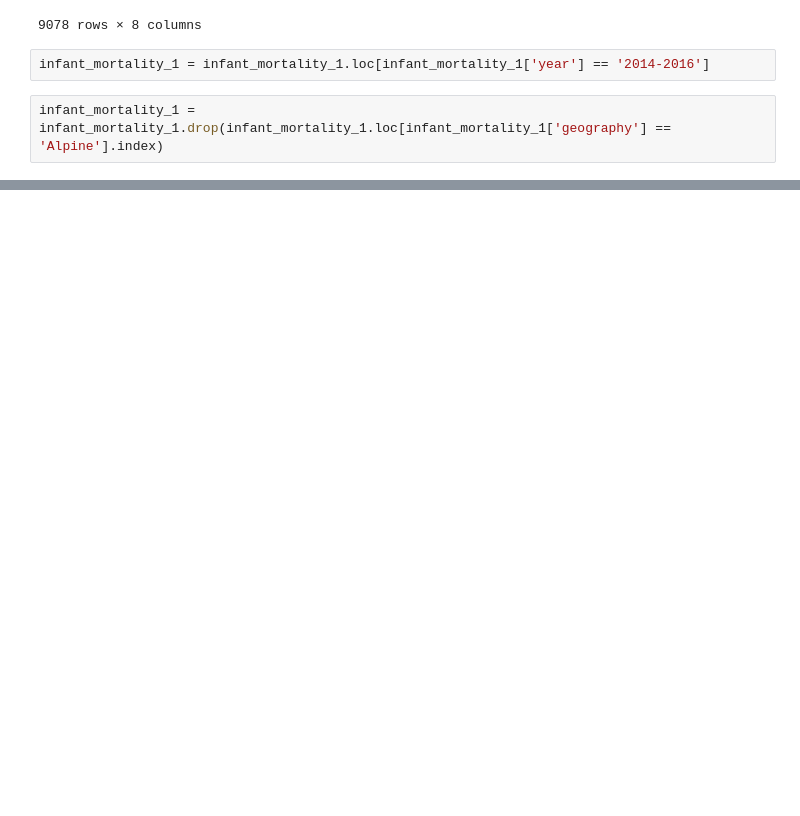
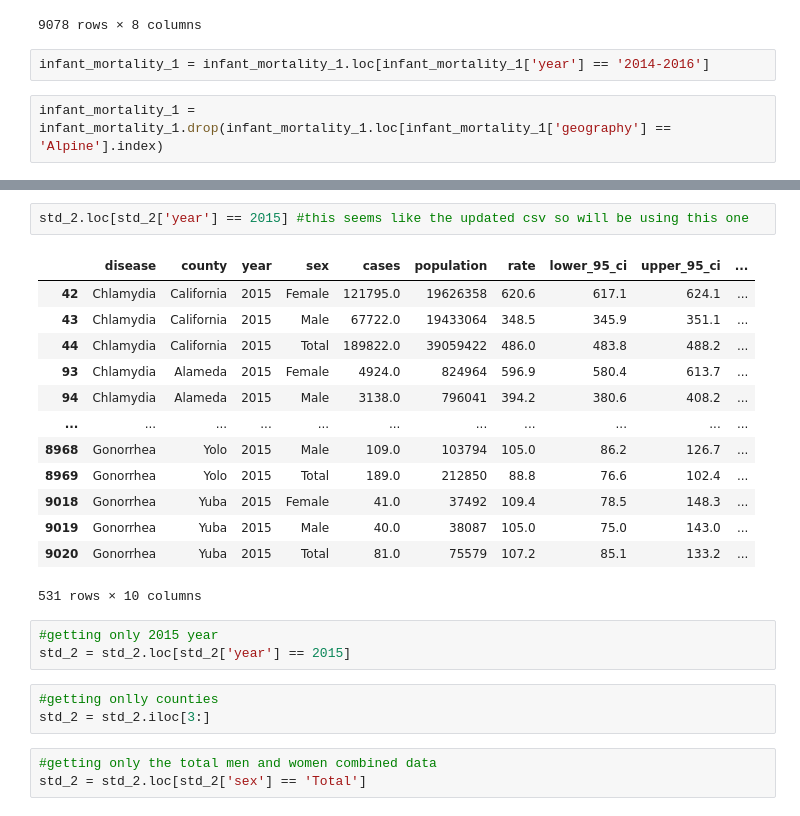
Before and after one commit to emilyksanders/dsb318-group4, a Jupyter notebook: Eli_concat_df.ipynb, the cells around one changed output, grey strips where cells are left out. Saved outputs shown, nothing was run; the diff lists cells and outputs as text; blank space fills up the shorter version.

```diff
--- a/Eli_concat_df.ipynb
+++ b/Eli_concat_df.ipynb
@@ -559,0 +739,25 @@ infant_mortality_1 = infant_mortality_1.drop(infant_mortality_1.loc[infant_morta
+# %%
+std_2.loc[std_2['year'] == 2015] #this seems like the updated csv so will be using this one
+# %% [output]
+|  | disease | county | year | sex | cases | population | rate | lower_95_ci | upper_95_ci | ... |
+| 42 | Chlamydia | California | 2015 | Female | 121795.0 | 19626358 | 620.6 | 617.1 | 624.1 | ... |
+| 43 | Chlamydia | California | 2015 | Male | 67722.0 | 19433064 | 348.5 | 345.9 | 351.1 | ... |
+| 44 | Chlamydia | California | 2015 | Total | 189822.0 | 39059422 | 486.0 | 483.8 | 488.2 | ... |
+| 93 | Chlamydia | Alameda | 2015 | Female | 4924.0 | 824964 | 596.9 | 580.4 | 613.7 | ... |
+| 94 | Chlamydia | Alameda | 2015 | Male | 3138.0 | 796041 | 394.2 | 380.6 | 408.2 | ... |
+| ... | ... | ... | ... | ... | ... | ... | ... | ... | ... | ... |
+| 8968 | Gonorrhea | Yolo | 2015 | Male | 109.0 | 103794 | 105.0 | 86.2 | 126.7 | ... |
+| 8969 | Gonorrhea | Yolo | 2015 | Total | 189.0 | 212850 | 88.8 | 76.6 | 102.4 | ... |
+| 9018 | Gonorrhea | Yuba | 2015 | Female | 41.0 | 37492 | 109.4 | 78.5 | 148.3 | ... |
+| 9019 | Gonorrhea | Yuba | 2015 | Male | 40.0 | 38087 | 105.0 | 75.0 | 143.0 | ... |
+| 9020 | Gonorrhea | Yuba | 2015 | Total | 81.0 | 75579 | 107.2 | 85.1 | 133.2 | ... |
+531 rows × 10 columns
+# %%
+#getting only 2015 year
+std_2 = std_2.loc[std_2['year'] == 2015]
+# %%
+#getting onlly counties
+std_2 = std_2.iloc[3:]
+# %%
+#getting only the total men and women combined data
+std_2 = std_2.loc[std_2['sex'] == 'Total']
```
Also changed, not shown: parts of 79 cells of this notebook, 11 other files.
